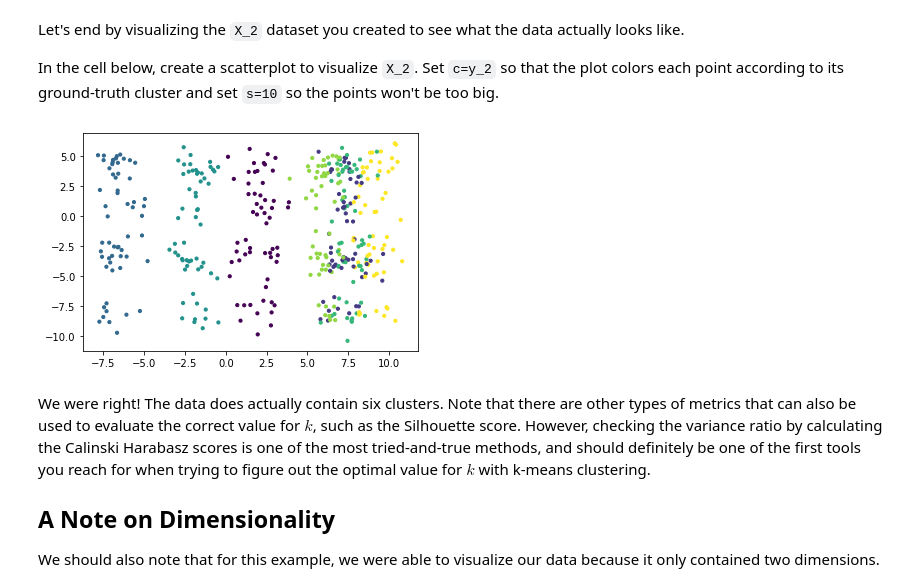
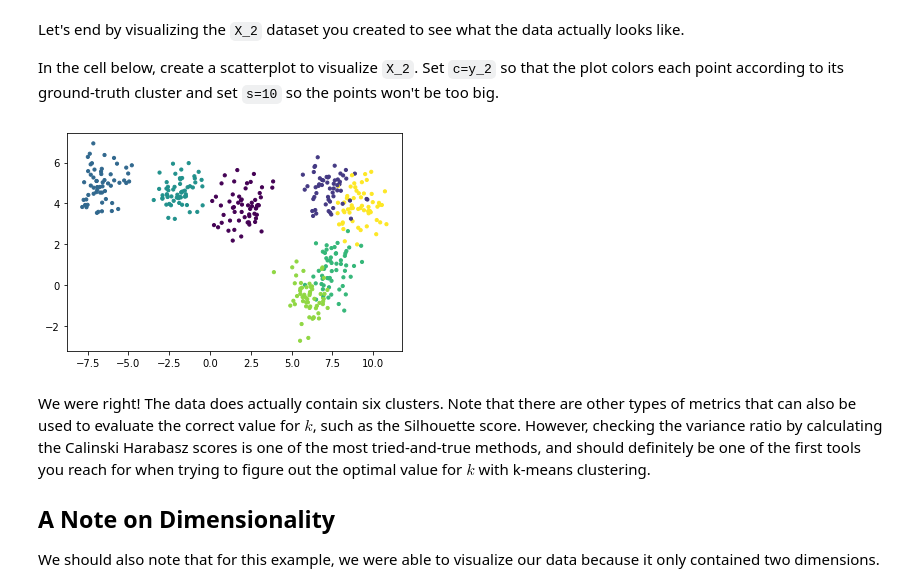
Before and after one commit to mcerow/dsc-k-means-clustering-lab-nyc-ds-021720, a Jupyter notebook: index.ipynb, the cells around one changed output. Saved outputs shown, nothing was run; the diff lists cells and outputs as text; code cells hidden in the pictures.

```diff
--- a/index.ipynb
+++ b/index.ipynb
@@ -231,9 +231,9 @@ Let's end by visualizing the `X_2` dataset you created to see what the data actu
 In the cell below, create a scatterplot to visualize `X_2`. Set `c=y_2` so that the plot colors each point according to its ground-truth cluster and set `s=10` so the points won't be too big.
 # %%
 # Your code here
-plt.scatter(X_2[:, 0], X[:, 1], c=y_2, s=10);
+plt.scatter(X_2[:, 0], X_2[:, 1], c=y_2, s=10);
 # %% [output]
-[figure, old version]
+[figure, new version]
 # %% [markdown]
 We were right! The data does actually contain six clusters. Note that there are other types of metrics that can also be used to evaluate the correct value for $k$, such as the Silhouette score. However, checking the variance ratio by calculating the Calinski Harabasz scores is one of the most tried-and-true methods, and should definitely be one of the first tools you reach for when trying to figure out the optimal value for $k$ with k-means clustering.
 
```
